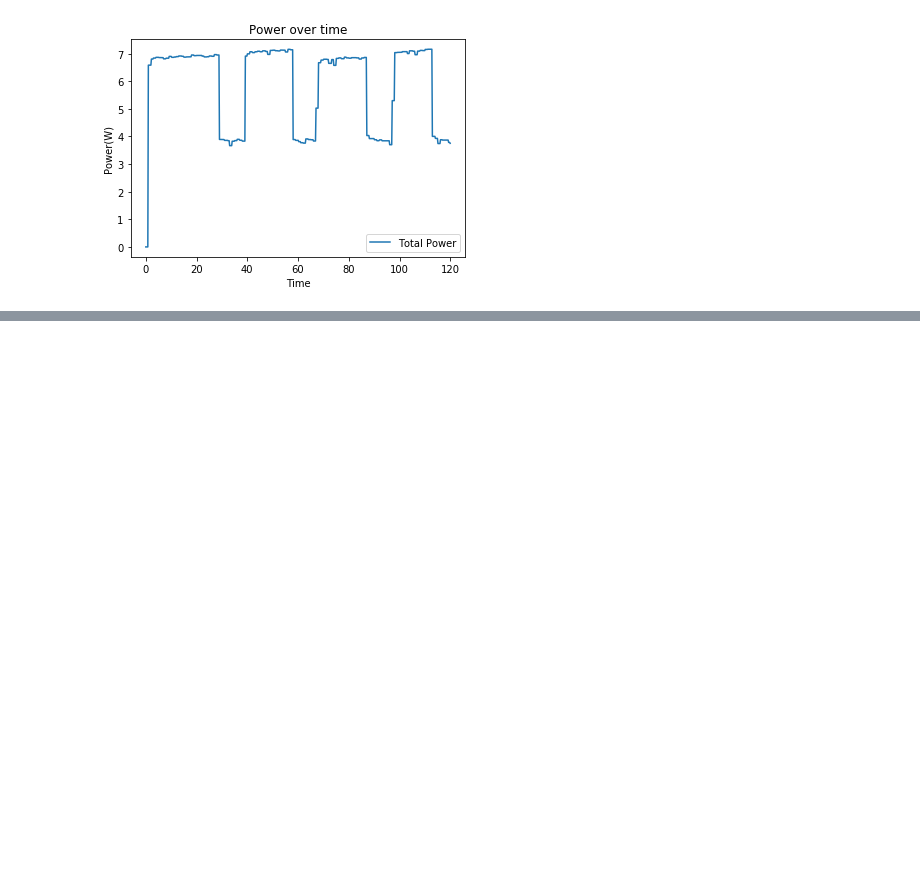
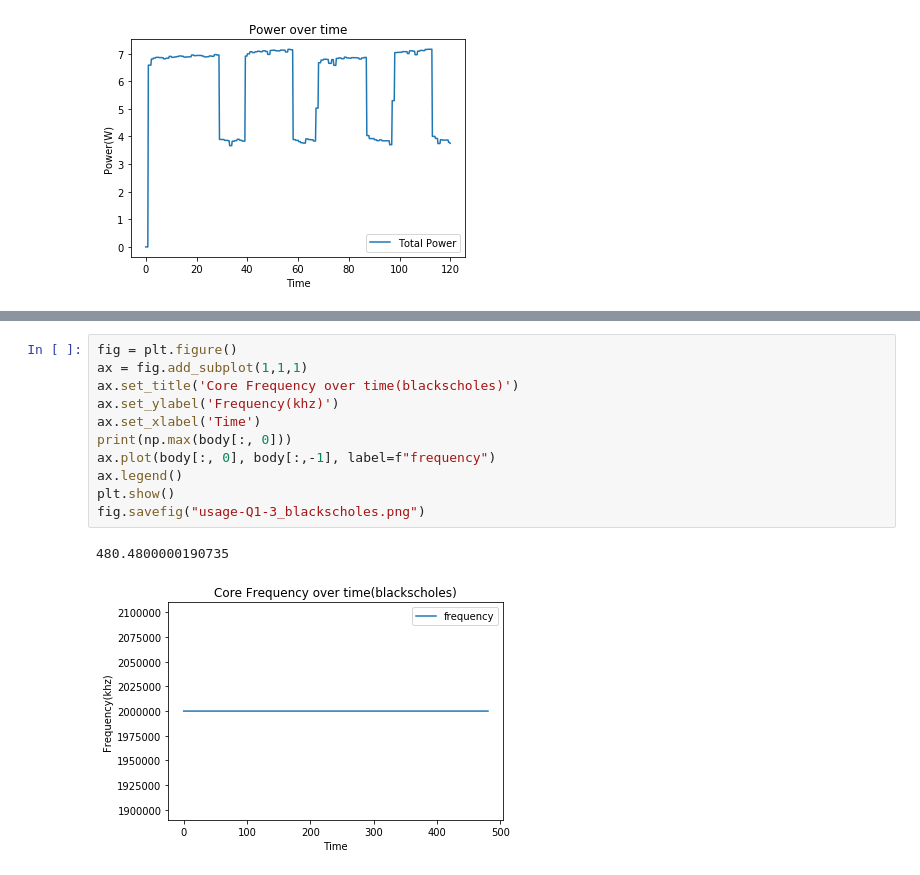
Before and after one commit to jacobDeutsch10/EE379K-HW2, a Jupyter notebook: Problem1/process_data_1.ipynb, the cells around one changed output, grey strips where cells are left out. Saved outputs shown, nothing was run; the diff lists cells and outputs as text; blank space fills up the shorter version.

```diff
--- a/Problem1/process_data_1.ipynb
+++ b/Problem1/process_data_1.ipynb
@@ -69,0 +99,14 @@ fig.savefig("usage-Q1-1.png")
+# %%
+fig = plt.figure()
+ax = fig.add_subplot(1,1,1)
+ax.set_title('Core Frequency over time(blackscholes)')
+ax.set_ylabel('Frequency(khz)')
+ax.set_xlabel('Time')
+print(np.max(body[:, 0]))
+ax.plot(body[:, 0], body[:,-1], label=f"frequency")
+ax.legend()
+plt.show()
+fig.savefig("usage-Q1-3_blackscholes.png")
+# %% [output]
+480.4800000190735
+[figure, added]
```
Also changed, not shown: parts of 9 cells of this notebook, 12 other files.
